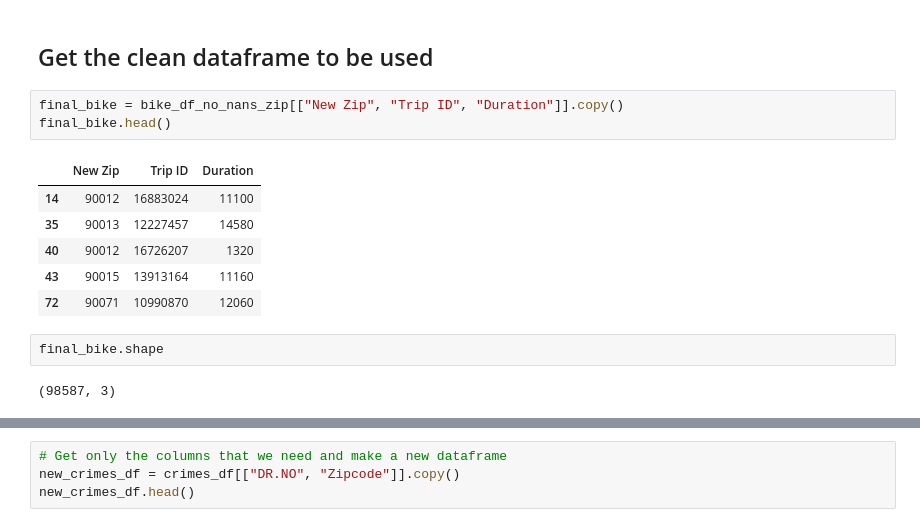
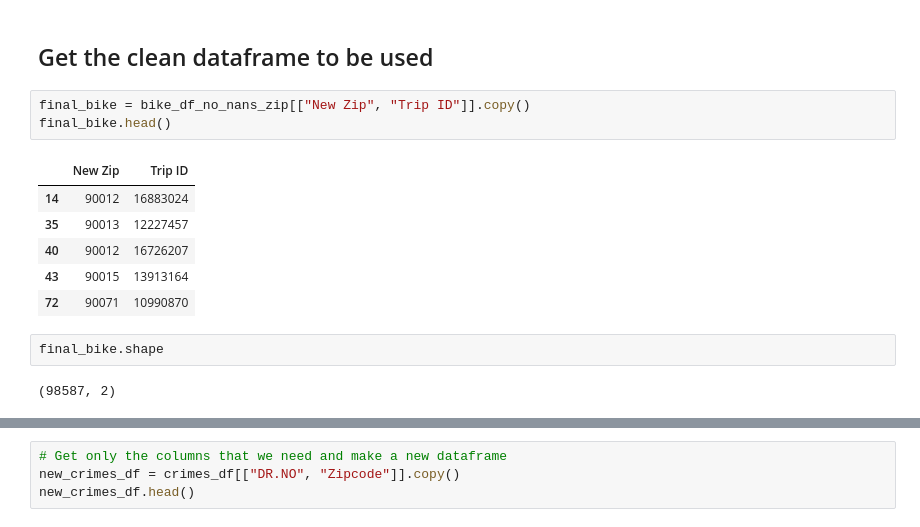
Before and after one commit to KPH3802/LA_Crime_and_Biking, a Jupyter notebook: LA_crime_and_biking.ipynb, the cells around one changed output, grey strips where cells are left out. Saved outputs shown, nothing was run; the diff lists cells and outputs as text.

```diff
--- a/LA_crime_and_biking.ipynb
+++ b/LA_crime_and_biking.ipynb
@@ -174,16 +174,16 @@ bike_df_no_nans_zip.head()
 # %% [markdown]
 ## Get the clean dataframe to be used
 # %%
-final_bike = bike_df_no_nans_zip[["New Zip", "Trip ID", "Duration"]].copy()
+final_bike = bike_df_no_nans_zip[["New Zip", "Trip ID"]].copy()
 final_bike.head()
 # %% [output]
-|  | New Zip | Trip ID | Duration |
-| 14 | 90012 | 16883024 | 11100 |
-| 35 | 90013 | 12227457 | 14580 |
-| 40 | 90012 | 16726207 | 1320 |
-| 43 | 90015 | 13913164 | 11160 |
-| 72 | 90071 | 10990870 | 12060 |
+|  | New Zip | Trip ID |
+| 14 | 90012 | 16883024 |
+| 35 | 90013 | 12227457 |
+| 40 | 90012 | 16726207 |
+| 43 | 90015 | 13913164 |
+| 72 | 90071 | 10990870 |
 # %%
 final_bike.shape
 # %% [output]
-(98587, 3)
+(98587, 2)
```
Also changed, not shown: parts of 4 cells of this notebook.
